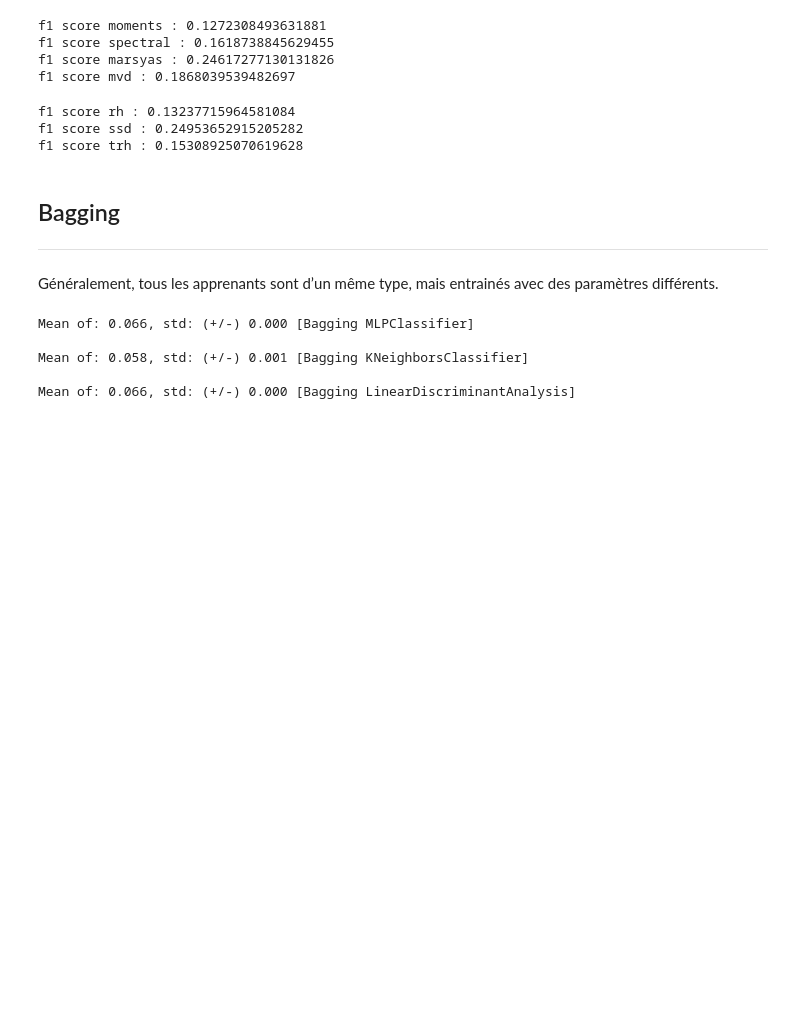
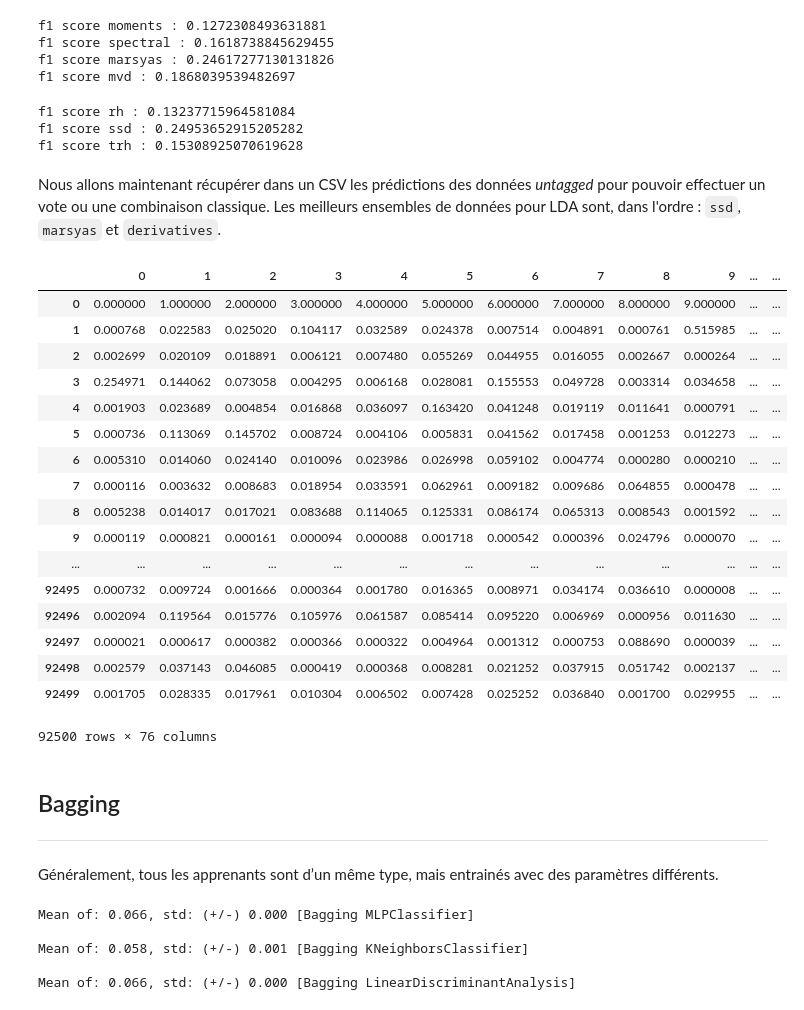
Before and after one commit to lodtan/gti770-tp4, a Jupyter notebook: Analyse des données.ipynb, the cells around one changed output. Drawn from its saved outputs; the diff is of its cells as text; code cells hidden in the pictures; blank space fills up the shorter version.

```diff
--- a/Analyse des données.ipynb
+++ b/Analyse des données.ipynb
@@ -234,3 +227,5 @@ f1 score mvd : 0.1868039539482697
 f1 score rh : 0.13237715964581084
 f1 score ssd : 0.24953652915205282
 f1 score trh : 0.15308925070619628
+# %% [markdown]
+Nous allons maintenant récupérer dans un CSV les prédictions des données *untagged* pour pouvoir effectuer un vote ou une combinaison classique. Les meilleurs ensembles de données pour LDA sont, dans l'ordre  : `ssd`, `marsyas` et `derivatives`.
@@ -237,3 +267,24 @@ f1 score trh : 0.15308925070619628
+# %%
+pd.read_csv('LDA_Predictions_unlabeled.csv', delimiter = ',', header=None)
+# %% [output]
+|  | 0 | 1 | 2 | 3 | 4 | 5 | 6 | 7 | 8 | 9 | ... | ... |
+| 0 | 0.000000 | 1.000000 | 2.000000 | 3.000000 | 4.000000 | 5.000000 | 6.000000 | 7.000000 | 8.000000 | 9.000000 | ... | ... |
+| 1 | 0.000768 | 0.022583 | 0.025020 | 0.104117 | 0.032589 | 0.024378 | 0.007514 | 0.004891 | 0.000761 | 0.515985 | ... | ... |
+| 2 | 0.002699 | 0.020109 | 0.018891 | 0.006121 | 0.007480 | 0.055269 | 0.044955 | 0.016055 | 0.002667 | 0.000264 | ... | ... |
+| 3 | 0.254971 | 0.144062 | 0.073058 | 0.004295 | 0.006168 | 0.028081 | 0.155553 | 0.049728 | 0.003314 | 0.034658 | ... | ... |
+| 4 | 0.001903 | 0.023689 | 0.004854 | 0.016868 | 0.036097 | 0.163420 | 0.041248 | 0.019119 | 0.011641 | 0.000791 | ... | ... |
+| 5 | 0.000736 | 0.113069 | 0.145702 | 0.008724 | 0.004106 | 0.005831 | 0.041562 | 0.017458 | 0.001253 | 0.012273 | ... | ... |
+| 6 | 0.005310 | 0.014060 | 0.024140 | 0.010096 | 0.023986 | 0.026998 | 0.059102 | 0.004774 | 0.000280 | 0.000210 | ... | ... |
+| 7 | 0.000116 | 0.003632 | 0.008683 | 0.018954 | 0.033591 | 0.062961 | 0.009182 | 0.009686 | 0.064855 | 0.000478 | ... | ... |
+| 8 | 0.005238 | 0.014017 | 0.017021 | 0.083688 | 0.114065 | 0.125331 | 0.086174 | 0.065313 | 0.008543 | 0.001592 | ... | ... |
+| 9 | 0.000119 | 0.000821 | 0.000161 | 0.000094 | 0.000088 | 0.001718 | 0.000542 | 0.000396 | 0.024796 | 0.000070 | ... | ... |
+| ... | ... | ... | ... | ... | ... | ... | ... | ... | ... | ... | ... | ... |
+| 92495 | 0.000732 | 0.009724 | 0.001666 | 0.000364 | 0.001780 | 0.016365 | 0.008971 | 0.034174 | 0.036610 | 0.000008 | ... | ... |
+| 92496 | 0.002094 | 0.119564 | 0.015776 | 0.105976 | 0.061587 | 0.085414 | 0.095220 | 0.006969 | 0.000956 | 0.011630 | ... | ... |
+| 92497 | 0.000021 | 0.000617 | 0.000382 | 0.000366 | 0.000322 | 0.004964 | 0.001312 | 0.000753 | 0.088690 | 0.000039 | ... | ... |
+| 92498 | 0.002579 | 0.037143 | 0.046085 | 0.000419 | 0.000368 | 0.008281 | 0.021252 | 0.037915 | 0.051742 | 0.002137 | ... | ... |
+| 92499 | 0.001705 | 0.028335 | 0.017961 | 0.010304 | 0.006502 | 0.007428 | 0.025252 | 0.036840 | 0.001700 | 0.029955 | ... | ... |
+92500 rows × 76 columns
 # %% [markdown]
 ## Bagging
 ---
```
Also changed, not shown: parts of 25 cells of this notebook.
